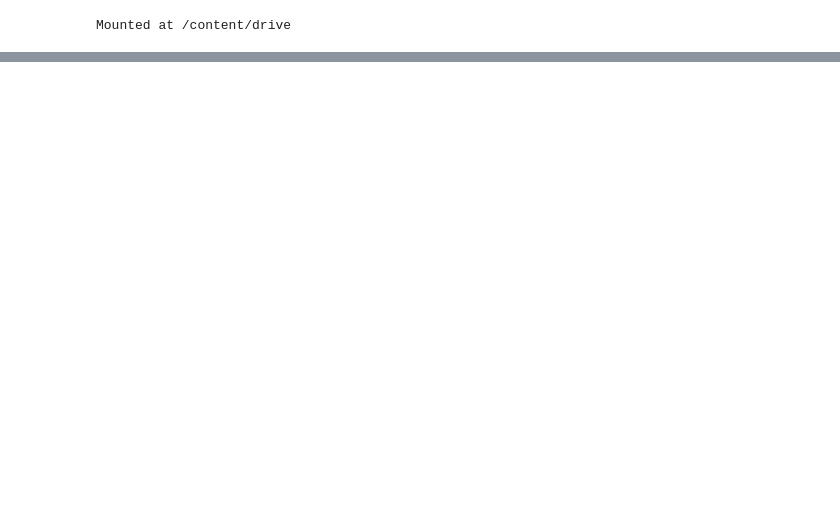
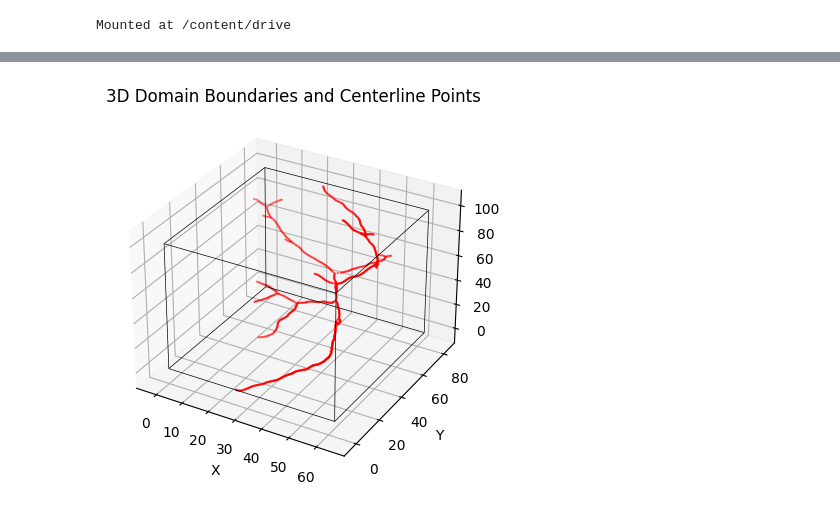
Before and after one commit to isosafrasaurus/3D-1D, a Jupyter notebook: 3D1D.ipynb, the cells around one changed output, grey strips where cells are left out. Saved outputs shown, nothing was run; the diff lists cells and outputs as text; code cells hidden in the pictures; blank space fills up the shorter version.

```diff
--- a/3D1D.ipynb
+++ b/3D1D.ipynb
@@ -290,3 +291,61 @@ plt.show()
+# %%
+import matplotlib.pyplot as plt
+import mpl_toolkits
+from mpl_toolkits.mplot3d import Axes3D
+from matplotlib import collections as mc
+
+# Extract transformed coordinates from 3D mesh
+c = mesh3d.coordinates()
+xmin, ymin, zmin = np.min(c, axis=0)
+xmax, ymax, zmax = np.max(c, axis=0)
+
+# Recenter 1D coordinates to all be >= 0
+d = mesh1d.coordinates()
+d[:, :] += [-xmin, -ymin, -zmin]
+
+# Extract positions from the recentered 1D mesh
+node_coords_transformed = d
+
+# Create a figure
+fig = plt.figure()
+ax = fig.add_subplot(111, projection='3d')
+
+# Plot the boundaries of the 3D domain box
+edges = [
+    [(xmin, ymin, zmin), (xmax, ymin, zmin)],
+    [(xmax, ymin, zmin), (xmax, ymax, zmin)],
+    [(xmax, ymax, zmin), (xmin, ymax, zmin)],
+    [(xmin, ymax, zmin), (xmin, ymin, zmin)],
+    [(xmin, ymin, zmax), (xmax, ymin, zmax)],
+    [(xmax, ymin, zmax), (xmax, ymax, zmax)],
+    [(xmax, ymax, zmax), (xmin, ymax, zmax)],
+    [(xmin, ymax, zmax), (xmin, ymin, zmax)],
+    [(xmin, ymin, zmin), (xmin, ymin, zmax)],
+    [(xmax, ymin, zmin), (xmax, ymin, zmax)],
+    [(xmax, ymax, zmin), (xmax, ymax, zmax)],
+    [(xmin, ymax, zmin), (xmin, ymax, zmax)]
+]
+
+line_collection = mpl_toolkits.mplot3d.art3d.Line3DCollection(edges, colors='k', linewidths=0.5)
+ax.add_collection3d(line_collection)
+
+# Plot the transformed positions of the points on the centerlines in the 3D domain
+ax.scatter(node_coords_transformed[:, 0], node_coords_transformed[:, 1], node_coords_transformed[:, 2], c='r', marker='o', s=0.5)
+
+# Set labels and title
+ax.set_xlabel('X')
+ax.set_ylabel('Y')
+ax.set_zlabel('Z')
+ax.set_title('3D Domain Boundaries and Centerline Points')
+
+# Adjust the limits to zoom out a bit
+ax.set_xlim([xmin - 0.1 * (xmax - xmin), xmax + 0.1 * (xmax - xmin)])
+ax.set_ylim([ymin - 0.1 * (ymax - ymin), ymax + 0.1 * (ymax - ymin)])
+ax.set_zlim([zmin - 0.1 * (zmax - zmin), zmax + 0.1 * (zmax - zmin)])
+
+plt.show()
+# %% [output]
+[figure, added]
 # %%
 # @title pv_1 modified old
 import json
```
Also changed, not shown: parts of 2 cells of this notebook.
